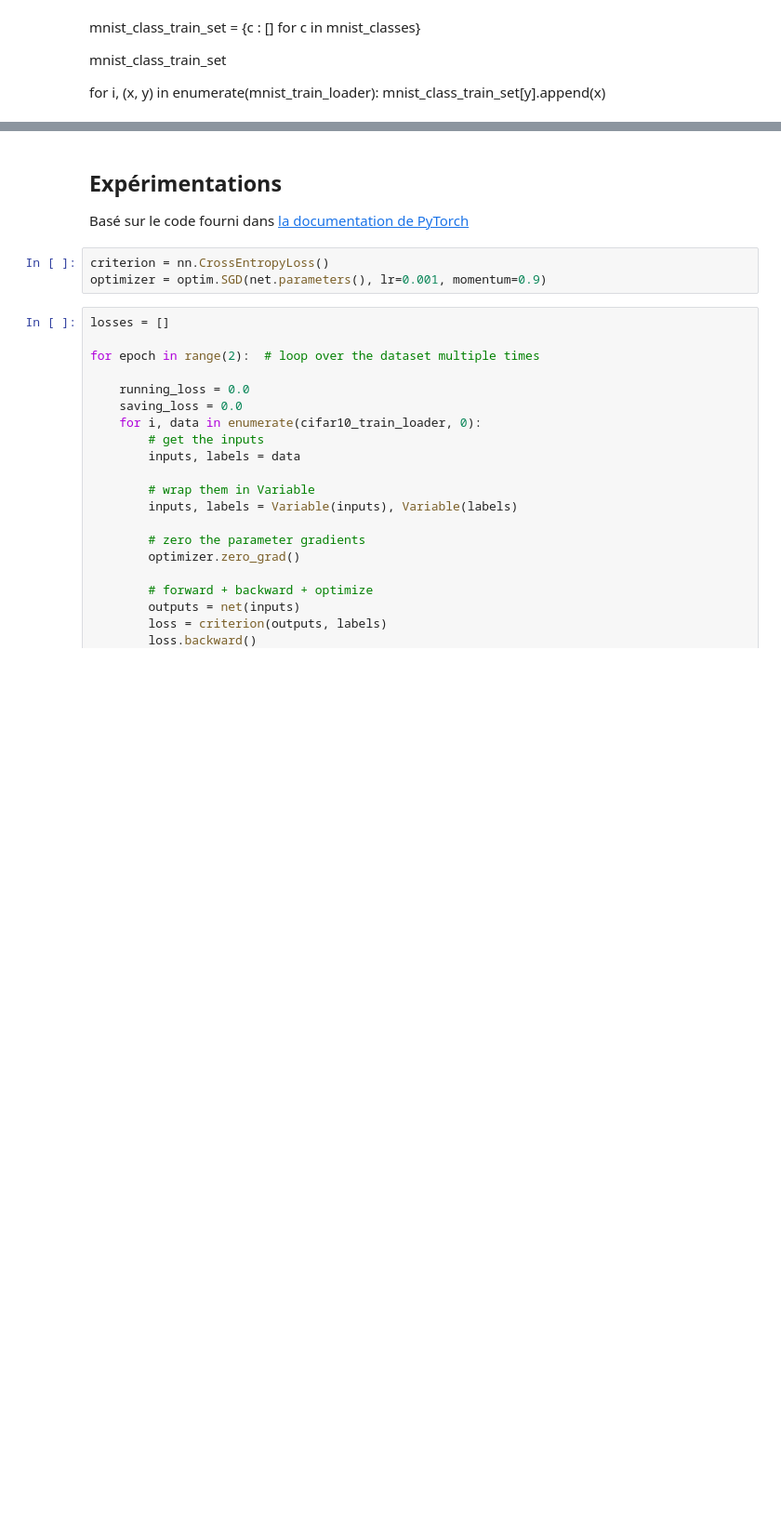
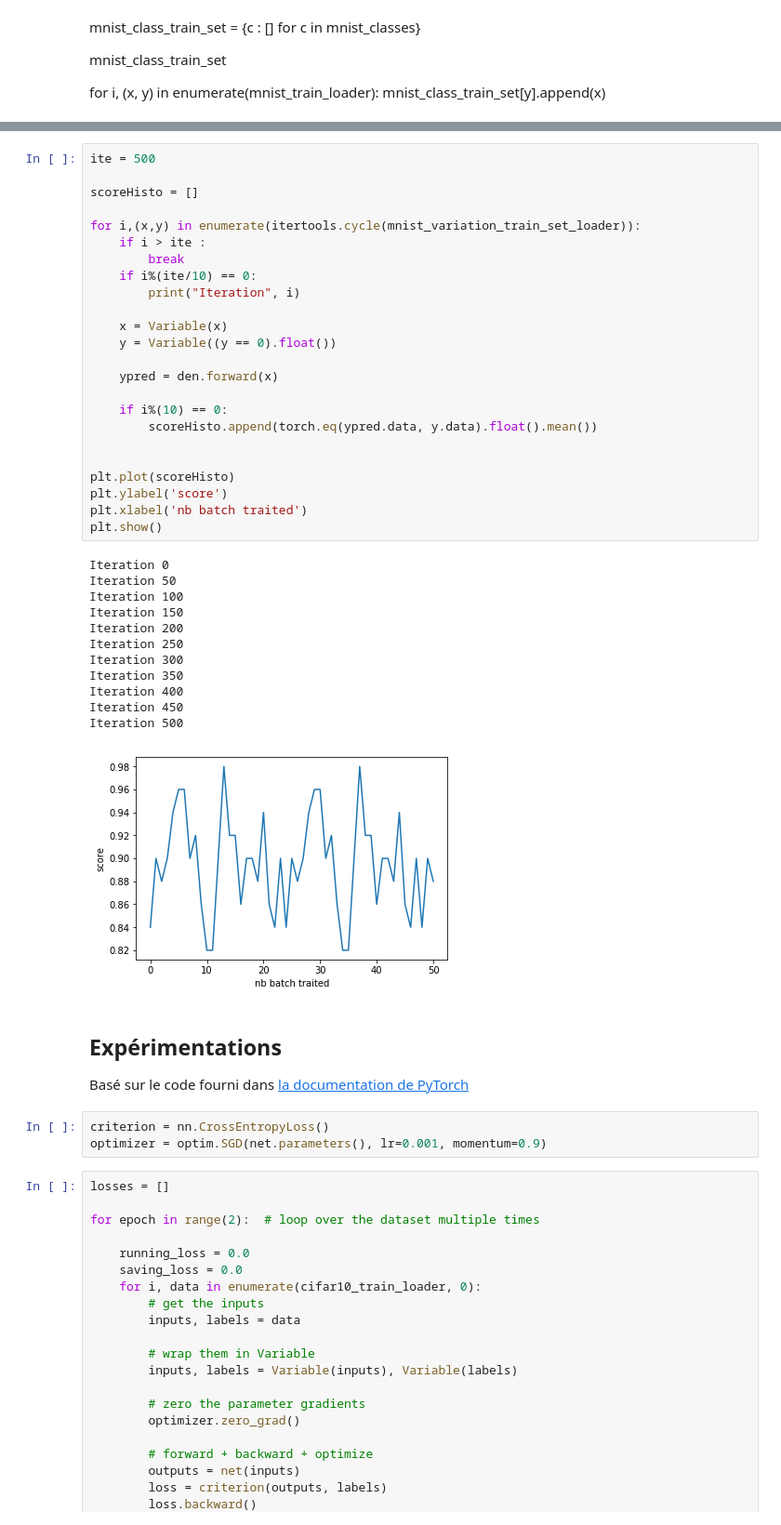
Before and after one commit to andrenasturas/5i850, a Jupyter notebook: Draft.ipynb, the cells around one changed output, grey strips where cells are left out. Shown at 93% size. Drawn from its saved outputs; the diff is of its cells as text; blank space fills up the shorter version.

```diff
--- a/Draft.ipynb
+++ b/Draft.ipynb
@@ -270,3 +305,40 @@ KeyError: 0
+# %%
+ite = 500
+
+scoreHisto = []
+
+for i,(x,y) in enumerate(itertools.cycle(mnist_variation_train_set_loader)):
+    if i > ite :
+        break
+    if i%(ite/10) == 0:
+        print("Iteration", i)
+
+    x = Variable(x)
+    y = Variable((y == 0).float())
+
+    ypred = den.forward(x)
+
+    if i%(10) == 0:
+        scoreHisto.append(torch.eq(ypred.data, y.data).float().mean())
+
+
+plt.plot(scoreHisto)
+plt.ylabel('score')
+plt.xlabel('nb batch traited')
+plt.show()
+# %% [output]
+Iteration 0
+Iteration 50
+Iteration 100
+Iteration 150
+Iteration 200
+Iteration 250
+Iteration 300
+Iteration 350
+Iteration 400
+Iteration 450
+Iteration 500
+[figure, added]
 # %% [markdown]
 ## Expérimentations
 
```
Also changed, not shown: parts of 5 cells of this notebook, 1 other file.
